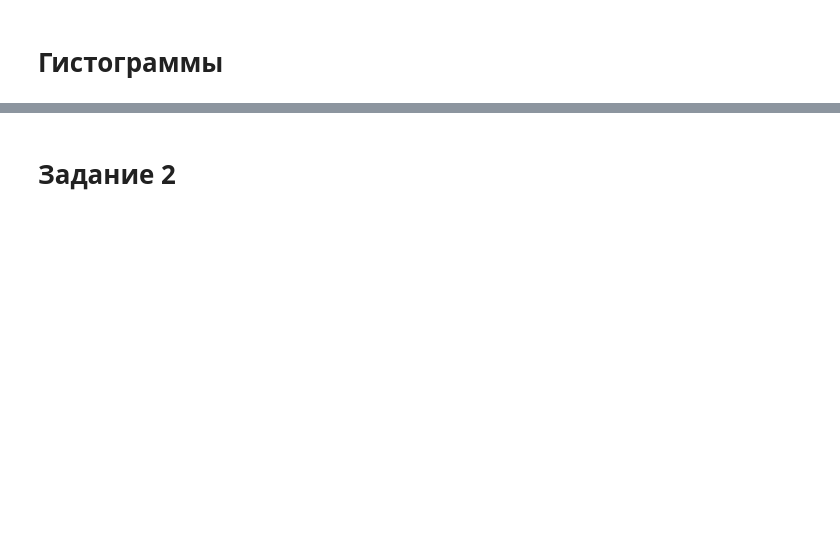
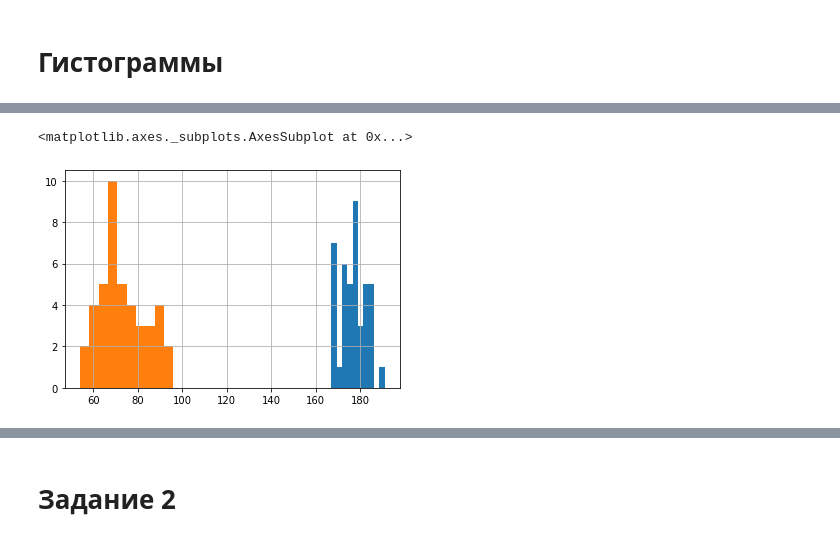
Before and after one commit to stasykrylova/LR_second, a Jupyter notebook: LR2.ipynb, the cells around one changed output, grey strips where cells are left out. Cells and saved outputs as stored; diff of their text form; code cells hidden in the pictures; blank space fills up the shorter version.

```diff
--- a/LR2.ipynb
+++ b/LR2.ipynb
@@ -152,0 +154,7 @@ train_df["weight"].hist()
+# %%
+train_df_man= train_df.loc[train_df['sex_M'] ==1]
+train_df_man['height'].hist()
+train_df_man["weight"].hist()
+# %% [output]
+<matplotlib.axes._subplots.AxesSubplot at 0x...>
+[figure, added]
```
Also changed, not shown: parts of 47 cells of this notebook.
